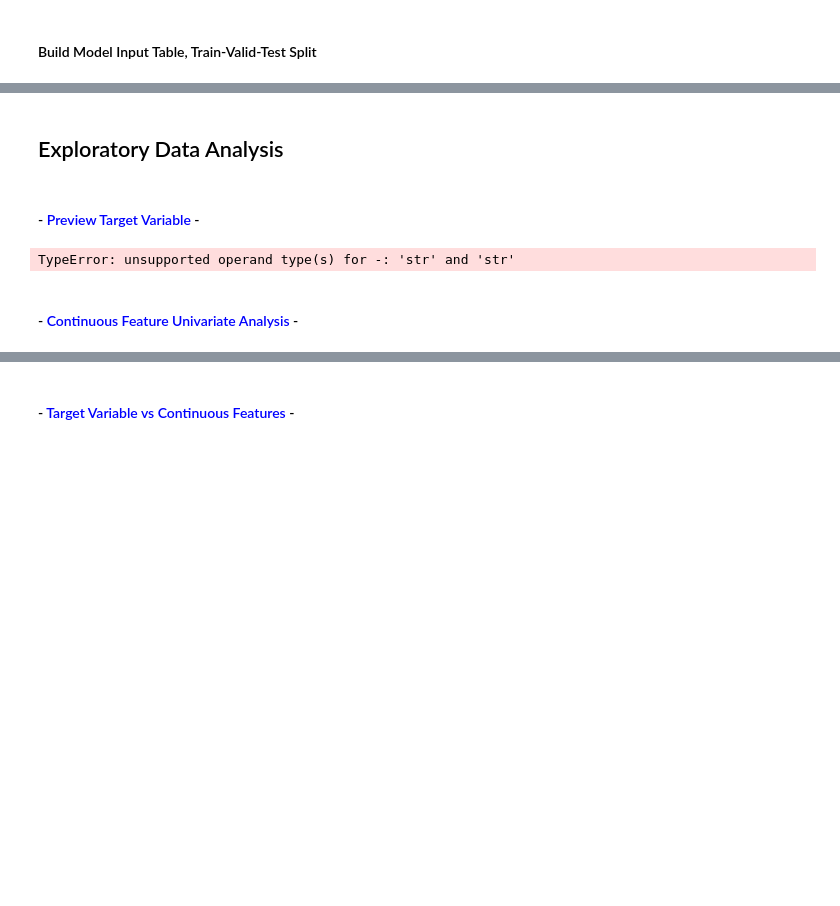
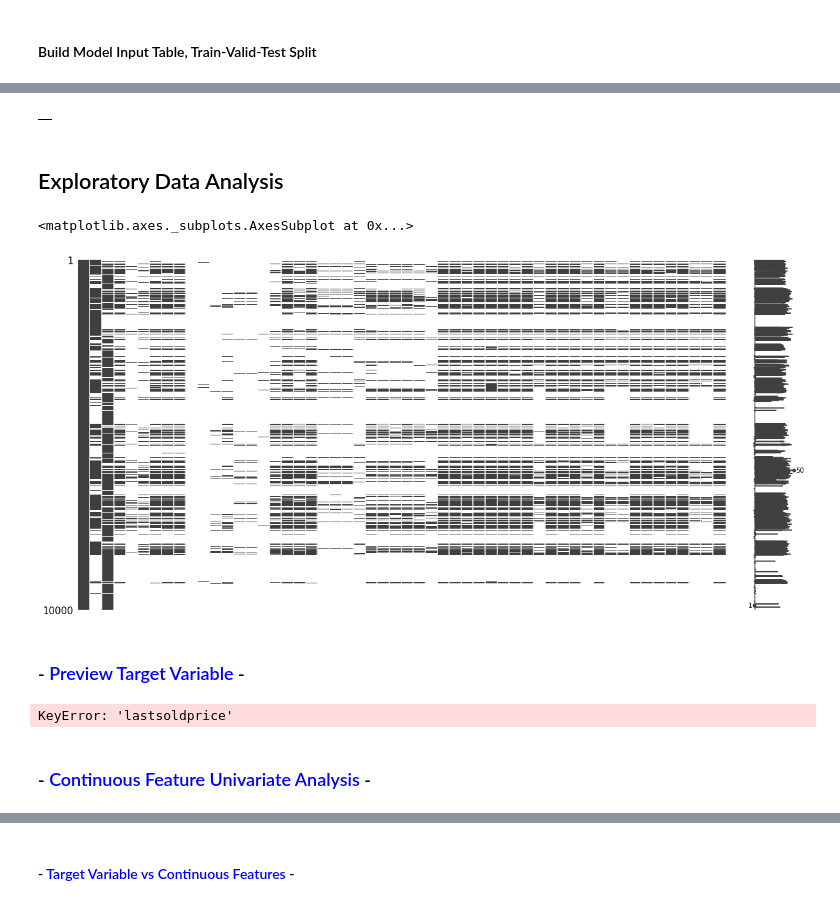
Before and after one commit to dangoML/DeepREI, a Jupyter notebook: Model/notebooks/DeepREI_Model.ipynb, the cells around one changed output, grey strips where cells are left out. Saved outputs shown, nothing was run; the diff lists cells and outputs as text; code cells hidden in the pictures; blank space fills up the shorter version.

```diff
--- a/Model/notebooks/DeepREI_Model.ipynb
+++ b/Model/notebooks/DeepREI_Model.ipynb
@@ -41,6 +41,10 @@ cursor = connection.cursor()
 # %%
-# Import Raw Data
-base_data = pd.read_sql_query("SELECT * FROM public.realtortable2 LIMIT 5000", connection)
+# # Import Raw Data
+# base_data = pd.read_sql_query("SELECT * FROM public.realtortable2 LIMIT 10000", connection)
+# base_data.to_csv('RealtorSampleData.csv')
+
+# Imprt Local Raw Data
+base_data = pd.read_csv('RealtorSampleData.csv')
 # %% [markdown]
 ## Clean and Prep Data
 # %%
@@ -103,23 +115,20 @@ model_input.df_y_train
+# %%
+train_set
+# %% [output]
+|  |
 # %% [markdown]
 ## Exploratory Data Analysis
+# %%
+import missingno
+missingno.matrix(base_data.replace(to_replace='None', value=np.nan),figsize=(20,10), fontsize=12)
+# %% [output]
+<matplotlib.axes._subplots.AxesSubplot at 0x...>
+[figure, added]
 # %% [markdown]
-#### - <font color=blue>Preview Target Variable</font> -
+### - <font color=blue>Preview Target Variable</font> -
-# %%
-# Display Histogram for each Continuous Feature
-plt.figure(figsize=(30,60))
-for index, column in enumerate(['lastsoldprice']):
-    plt.subplot(11,4,index+1)
-    plt.hist(model_input.df_model[column], bins=100)
-    plt.title(f"{column} Distribution")
-    plt.xlabel(f'{column}')
-
-    plt.xticks(rotation='vertical')
-    ticks = np.arange(model_input.df_model[column].min(), model_input.df_model[column].max(), 10000)
-    ax.set_xticks(ticks)
-
-plt.tight_layout()
-plt.show()
-# %% [output]
-TypeError: unsupported operand type(s) for -: 'str' and 'str'
+# %%
+UnivariateFeatureAnalyzer(is_continuous=True, feature_is_cont=None, dataset=train_set, feature_col_name='lastsoldprice', suffix="", bins=1000, x_axis_limit=5000000)
+# %% [output]
+KeyError: 'lastsoldprice'
 # %% [markdown]
-#### - <font color=blue>Continuous Feature Univariate Analysis</font> -
+### - <font color=blue>Continuous Feature Univariate Analysis</font> -
```
Also changed, not shown: parts of 23 cells of this notebook, 30 other files.
